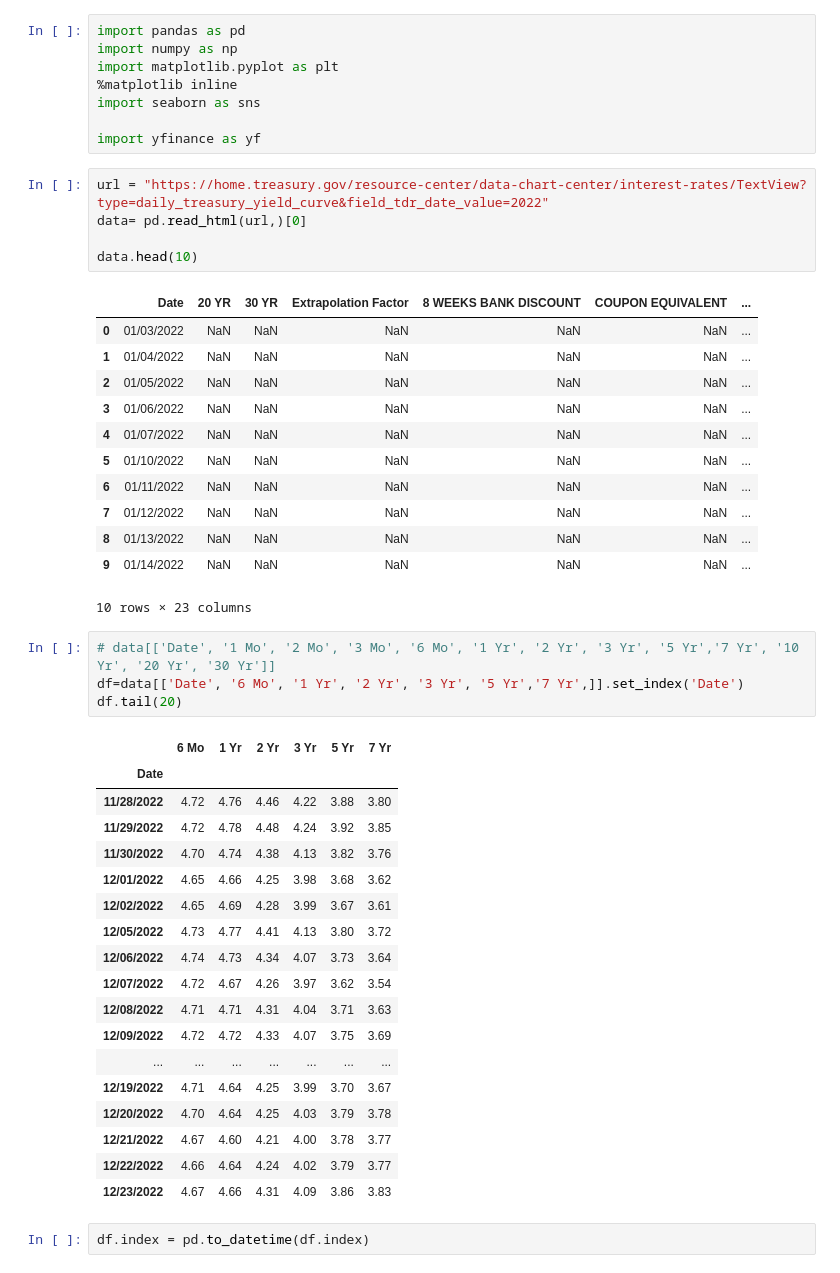
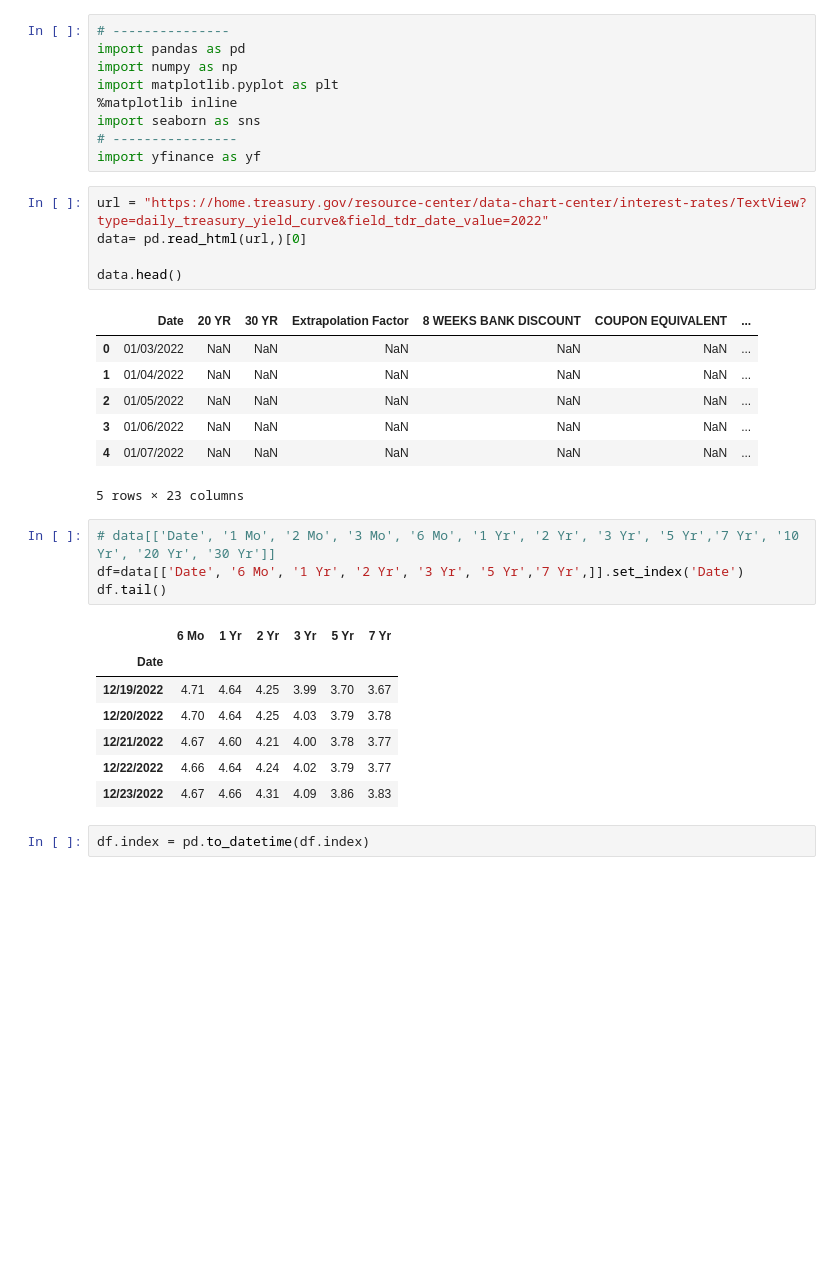
Before and after one commit to AMAYadav/PROJECTS-, a Jupyter notebook: market_risk_02_methods.ipynb, the cells around one changed output. Drawn from its saved outputs; the diff is of its cells as text; blank space fills up the shorter version.

```diff
--- a/market_risk_02_methods.ipynb
+++ b/market_risk_02_methods.ipynb
@@ -8,18 +8,19 @@ Requirement already satisfied: yfinance in /usr/local/lib/python3.8/dist-package
 ERROR: Could not find a version that satisfies the requirement quiet (from versions: none)
 ERROR: No matching distribution found for quiet
 # %%
+# ---------------
 import pandas as pd
 import numpy as np
 import matplotlib.pyplot as plt
 %matplotlib inline
 import seaborn as sns
-
+# ----------------
 import yfinance as yf
 # %%
 url = "https://home.treasury.gov/resource-center/data-chart-center/interest-rates/TextView?type=daily_treasury_yield_curve&field_tdr_date_value=2022"
 data= pd.read_html(url,)[0]
 
-data.head(10)
+data.head()
 # %% [output]
 |  | Date | 20 YR | 30 YR | Extrapolation Factor | 8 WEEKS BANK DISCOUNT | COUPON EQUIVALENT | ... |
 | 0 | 01/03/2022 | NaN | NaN | NaN | NaN | NaN | ... |
@@ -27,30 +28,14 @@ data.head(10)
 | 2 | 01/05/2022 | NaN | NaN | NaN | NaN | NaN | ... |
 | 3 | 01/06/2022 | NaN | NaN | NaN | NaN | NaN | ... |
 | 4 | 01/07/2022 | NaN | NaN | NaN | NaN | NaN | ... |
-| 5 | 01/10/2022 | NaN | NaN | NaN | NaN | NaN | ... |
-| 6 | 01/11/2022 | NaN | NaN | NaN | NaN | NaN | ... |
-| 7 | 01/12/2022 | NaN | NaN | NaN | NaN | NaN | ... |
-| 8 | 01/13/2022 | NaN | NaN | NaN | NaN | NaN | ... |
-| 9 | 01/14/2022 | NaN | NaN | NaN | NaN | NaN | ... |
-10 rows × 23 columns
+5 rows × 23 columns
 # %%
 # data[['Date', '1 Mo', '2 Mo', '3 Mo', '6 Mo', '1 Yr', '2 Yr', '3 Yr', '5 Yr','7 Yr', '10 Yr', '20 Yr', '30 Yr']]
 df=data[['Date', '6 Mo', '1 Yr', '2 Yr', '3 Yr', '5 Yr','7 Yr',]].set_index('Date')
-df.tail(20)
+df.tail()
 # %% [output]
 |  | 6 Mo | 1 Yr | 2 Yr | 3 Yr | 5 Yr | 7 Yr |
 | Date |  |  |  |  |  |  |
-| 11/28/2022 | 4.72 | 4.76 | 4.46 | 4.22 | 3.88 | 3.80 |
-| 11/29/2022 | 4.72 | 4.78 | 4.48 | 4.24 | 3.92 | 3.85 |
-| 11/30/2022 | 4.70 | 4.74 | 4.38 | 4.13 | 3.82 | 3.76 |
-| 12/01/2022 | 4.65 | 4.66 | 4.25 | 3.98 | 3.68 | 3.62 |
-| 12/02/2022 | 4.65 | 4.69 | 4.28 | 3.99 | 3.67 | 3.61 |
-| 12/05/2022 | 4.73 | 4.77 | 4.41 | 4.13 | 3.80 | 3.72 |
-| 12/06/2022 | 4.74 | 4.73 | 4.34 | 4.07 | 3.73 | 3.64 |
-| 12/07/2022 | 4.72 | 4.67 | 4.26 | 3.97 | 3.62 | 3.54 |
-| 12/08/2022 | 4.71 | 4.71 | 4.31 | 4.04 | 3.71 | 3.63 |
-| 12/09/2022 | 4.72 | 4.72 | 4.33 | 4.07 | 3.75 | 3.69 |
-| ... | ... | ... | ... | ... | ... | ... |
 | 12/19/2022 | 4.71 | 4.64 | 4.25 | 3.99 | 3.70 | 3.67 |
 | 12/20/2022 | 4.70 | 4.64 | 4.25 | 4.03 | 3.79 | 3.78 |
 | 12/21/2022 | 4.67 | 4.60 | 4.21 | 4.00 | 3.78 | 3.77 |
```
Also changed, not shown: parts of 7 cells of this notebook.
